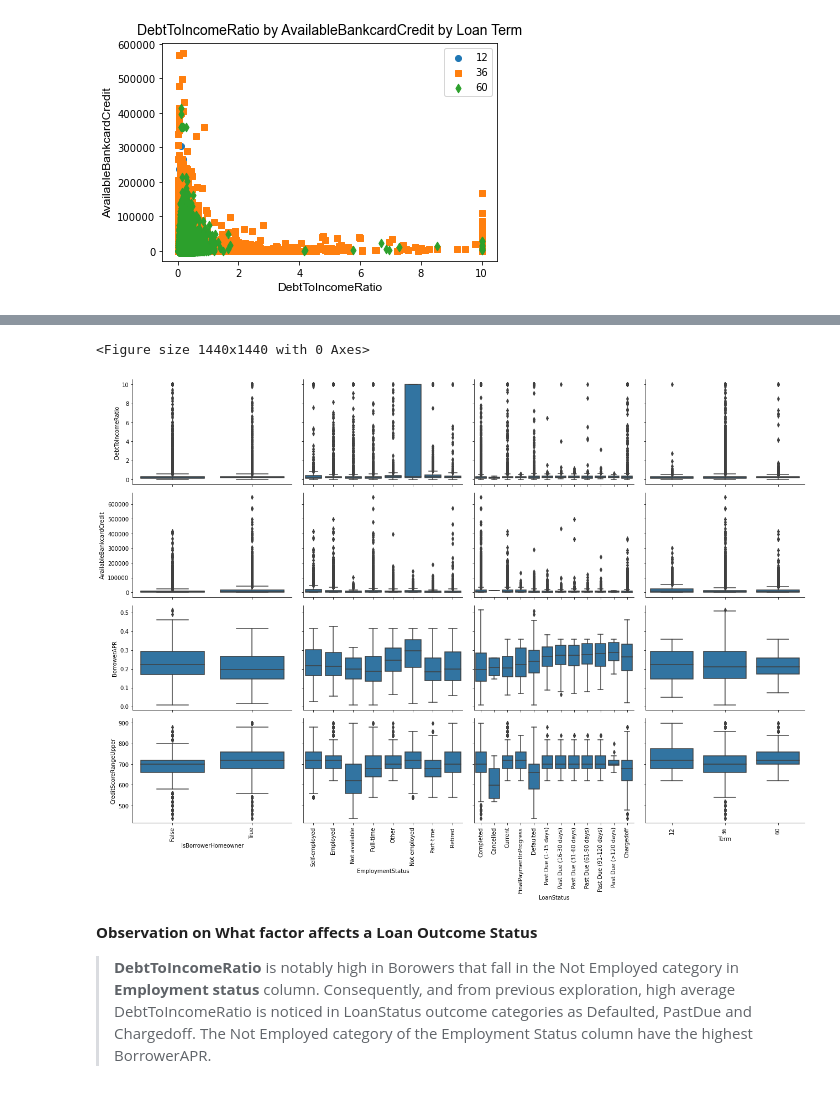
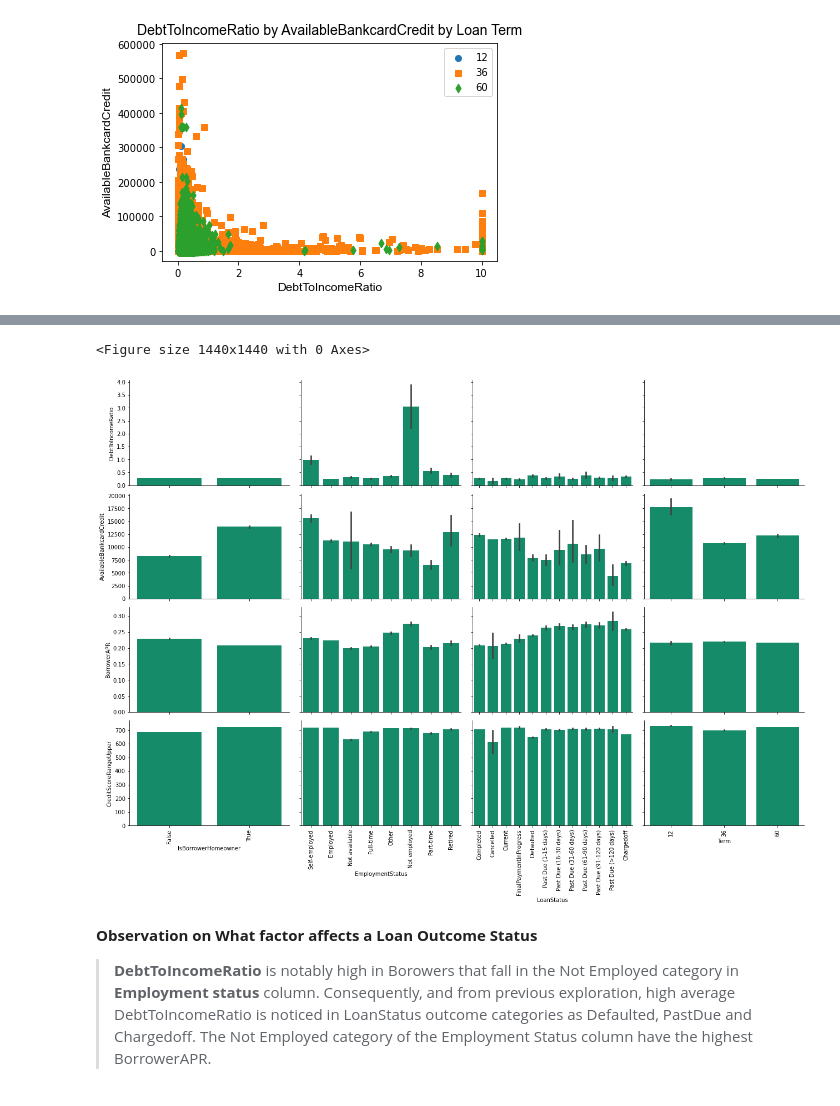
Before and after one commit to spakinrinwa/prosper_loan, a Jupyter notebook: Part_I_Exploration.ipynb, the cells around one changed output, grey strips where cells are left out. Drawn from its saved outputs; the diff is of its cells as text; code cells hidden in the pictures.

```diff
--- a/Part_I_Exploration.ipynb
+++ b/Part_I_Exploration.ipynb
@@ -153,3 +156,6 @@ color = sb.color_palette()[0]
+# %%
+# set the color for plots
+color = sb.color_palette('colorblind')[2]
 # %%
 fig,axes = plt.subplots(1,2,  figsize=(18,5))
 
@@ -829,18 +877,17 @@ plotter("DebtToIncomeRatio by AvailableBankcardCredit by Loan Term", "AvailableB
 # %%
 # We find a way to view the numerical data differently
 
-def boxgrid(x, y, **kwargs):
+def bargrid(x, y, **kwargs):
     """ Creating box plots with seaborn's PairGrid. """
-    default_color = sb.color_palette()[0]
-    sb.boxplot(x, y, color = default_color)
+    sb.barplot(x, y, color = color)
     plt.xticks(rotation = 90)
 
 plt.figure(figsize = [20, 20])
 g = sb.PairGrid(data = df, y_vars = ['DebtToIncomeRatio', 'AvailableBankcardCredit', "BorrowerAPR", "CreditScoreRangeUpper" ], x_vars = ['IsBorrowerHomeowner','EmploymentStatus', 'LoanStatus', 'Term'],
                 height = 3, aspect = 1.5)
-g.map(boxgrid)
+g.map(bargrid, color = color)
 
 plt.show();
 # %% [output]
 <Figure size 1440x1440 with 0 Axes>
-[figure, old version]
+[figure, new version]
```
Also changed, not shown: parts of 41 cells of this notebook, 3 other files.
